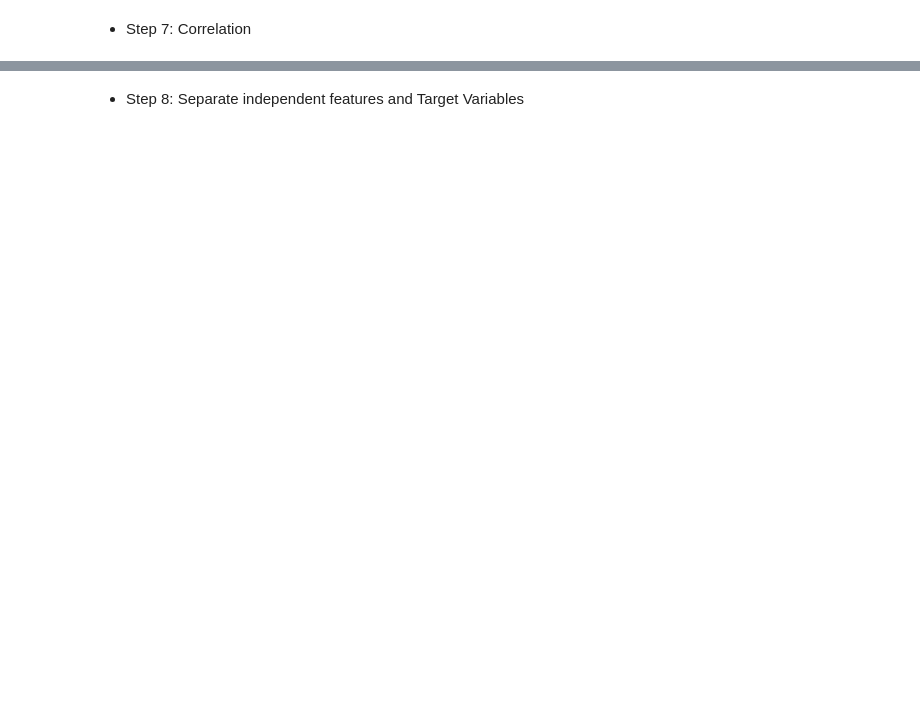
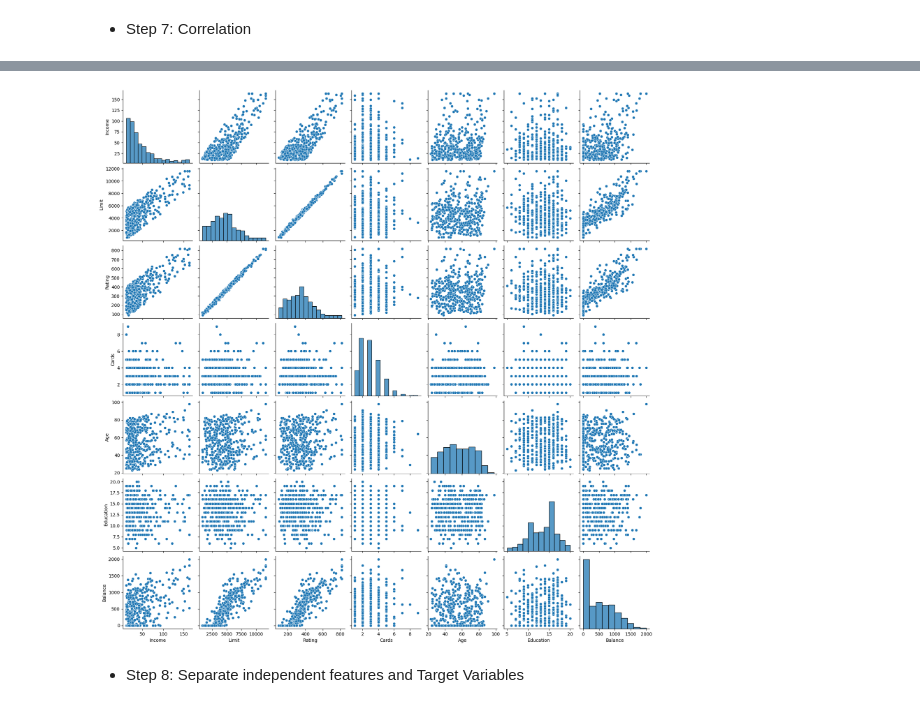
Before and after one commit to pritkudale/ML-for-Teachers, a Jupyter notebook: Linear Regression/Linear_regression_using_stats_model.ipynb, the cells around one changed output, grey strips where cells are left out. Saved outputs shown, nothing was run; the diff lists cells and outputs as text; code cells hidden in the pictures; blank space fills up the shorter version.

```diff
--- a/Linear Regression/Linear_regression_using_stats_model.ipynb
+++ b/Linear Regression/Linear_regression_using_stats_model.ipynb
@@ -34,2 +231,12 @@ df = load_data('Credit')
+# %%
+# prompt: plot pairplot
+
+# Assuming 'df' is your DataFrame as defined in the previous code.
+
+# Create a pairplot
+sns.pairplot(df)
+plt.show()
+# %% [output]
+[figure, added]
 # %% [markdown]
 - Step 8: Separate independent features and Target Variables
```
Also changed, not shown: parts of 33 cells of this notebook.
